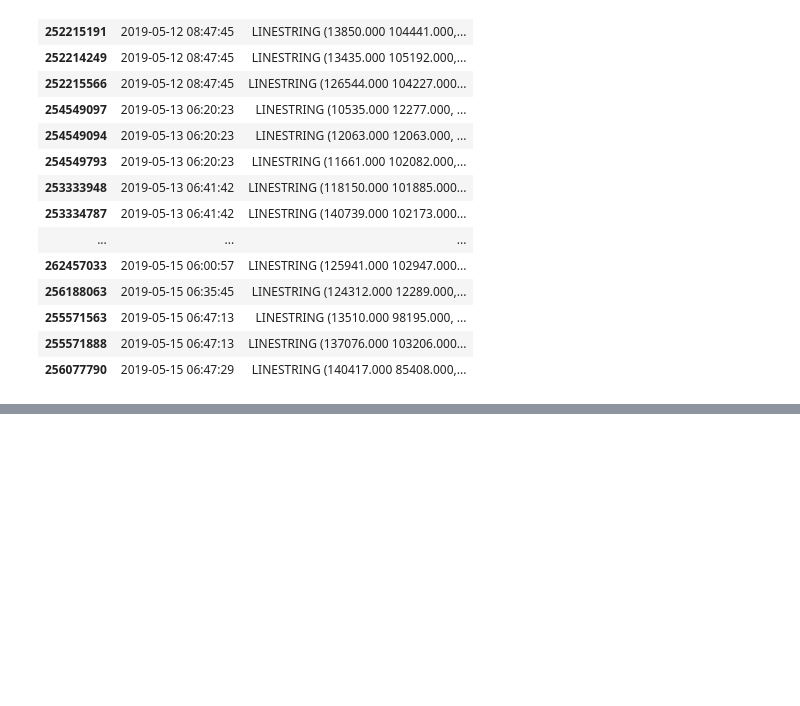
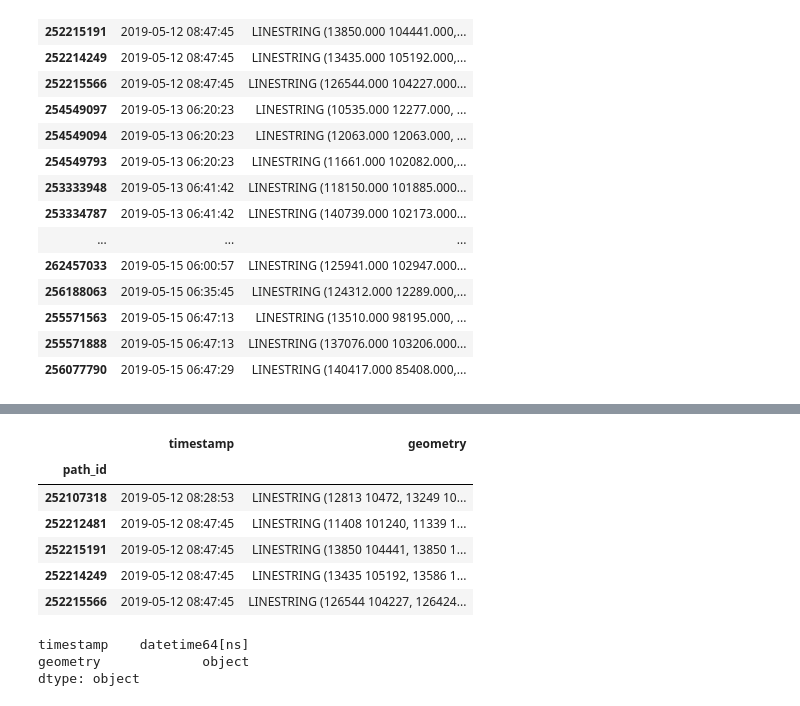
Before and after one commit to max-schaeufele91/master_thesis, a Jupyter notebook: Path_Visualization.ipynb, the cells around one changed output, grey strips where cells are left out. Cells and saved outputs as stored; diff of their text form; code cells hidden in the pictures; blank space fills up the shorter version.

```diff
--- a/Path_Visualization.ipynb
+++ b/Path_Visualization.ipynb
@@ -307,0 +314,20 @@ sampel_linestrings.head()
+# %%
+data_types_dict = {'geometry': object}
+
+geo_data_pollen = geo_data_pollen.astype(data_types_dict)
+
+geo_data_pollen.head()
+# %% [output]
+|  | timestamp | geometry |
+| path_id |  |  |
+| 252107318 | 2019-05-12 08:28:53 | LINESTRING (12813 10472, 13249 10... |
+| 252212481 | 2019-05-12 08:47:45 | LINESTRING (11408 101240, 11339 1... |
+| 252215191 | 2019-05-12 08:47:45 | LINESTRING (13850 104441, 13850 1... |
+| 252214249 | 2019-05-12 08:47:45 | LINESTRING (13435 105192, 13586 1... |
+| 252215566 | 2019-05-12 08:47:45 | LINESTRING (126544 104227, 126424... |
+# %%
+geo_data_pollen.dtypes
+# %% [output]
+timestamp    datetime64[ns]
+geometry             object
+dtype: object
```
Also changed, not shown: parts of 39 cells of this notebook, 1 other file.
